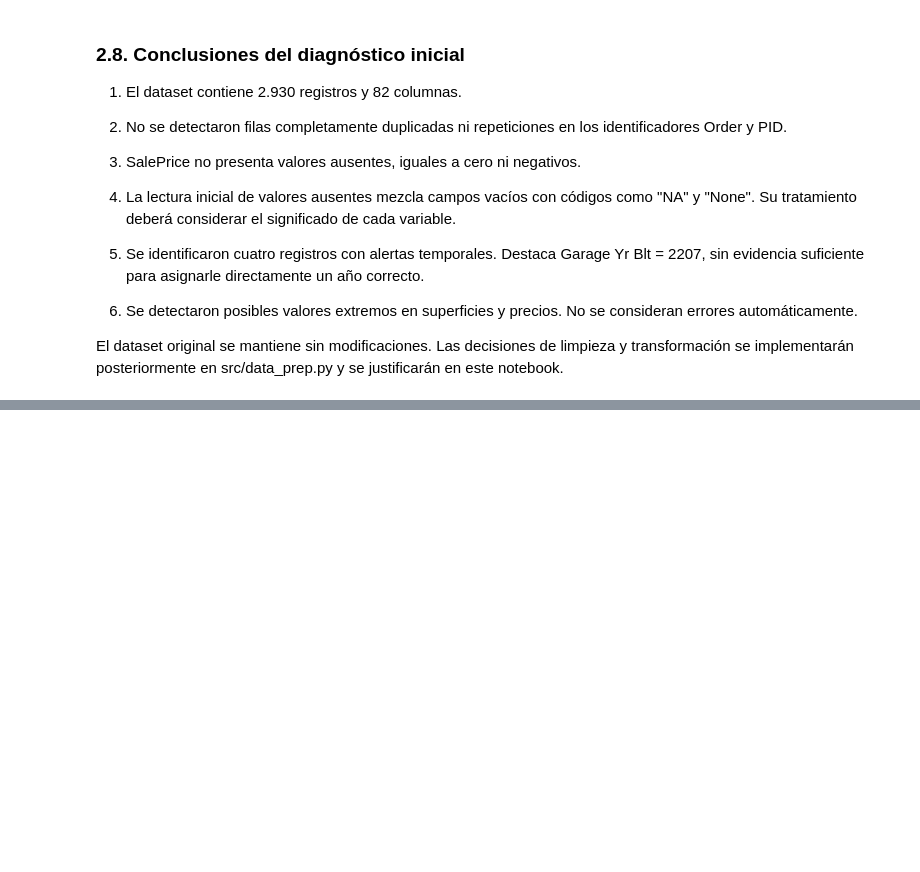
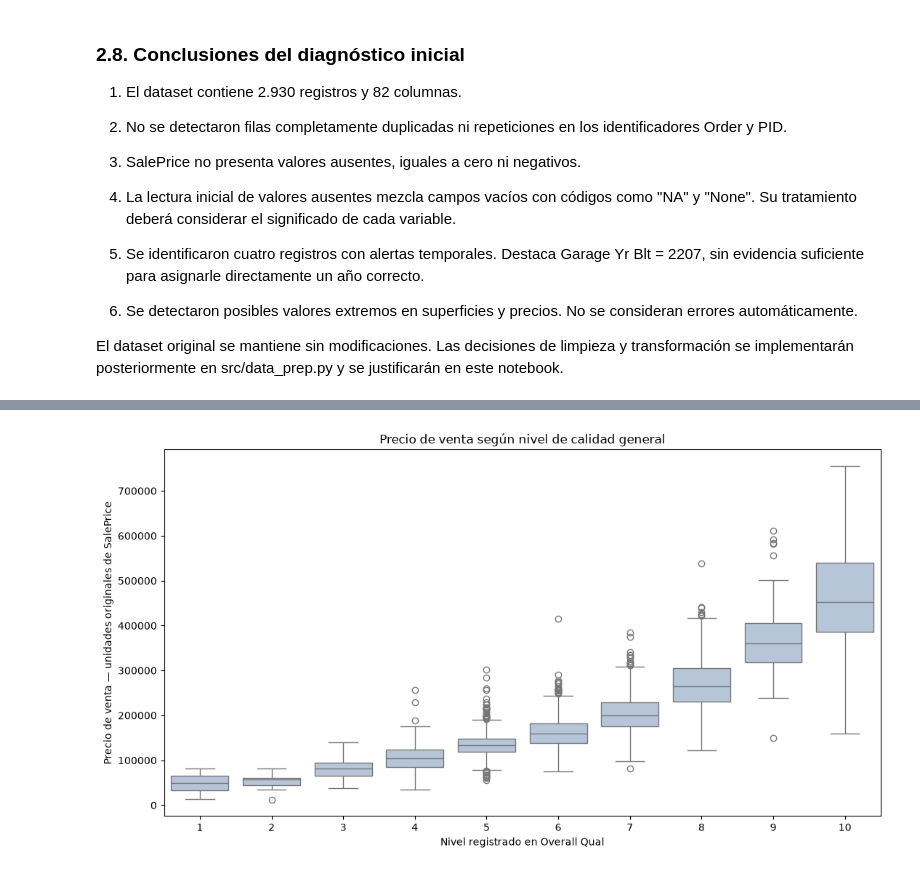
Before and after one commit to gpatrick20/Proyecto_ML_housing, a Jupyter notebook: notebooks/01_comprension_eda_preparacion.ipynb, the cells around one changed output, grey strips where cells are left out. Cells and saved outputs as stored; diff of their text form; code cells hidden in the pictures; blank space fills up the shorter version.

```diff
--- a/notebooks/01_comprension_eda_preparacion.ipynb
+++ b/notebooks/01_comprension_eda_preparacion.ipynb
@@ -459,0 +676,26 @@ src/data_prep.py y se justificarán en este notebook.
+# %%
+fig, ax = plt.subplots(figsize=(11, 6))
+
+sns.boxplot(
+    data=df,
+    x="Overall Qual",
+    y="SalePrice",
+    color="lightsteelblue",
+    ax=ax
+)
+
+ax.set_title("Precio de venta según nivel de calidad general")
+ax.set_xlabel("Nivel registrado en Overall Qual")
+ax.set_ylabel("Precio de venta — unidades originales de SalePrice")
+
+fig.tight_layout()
+
+fig.savefig(
+    IMAGES_DIR / "eda_calidad_precio.png",
+    dpi=150,
+    bbox_inches="tight"
+)
+
+plt.show()
+# %% [output]
+[figure, added]
```
Also changed, not shown: parts of 24 cells of this notebook, 6 other files.
